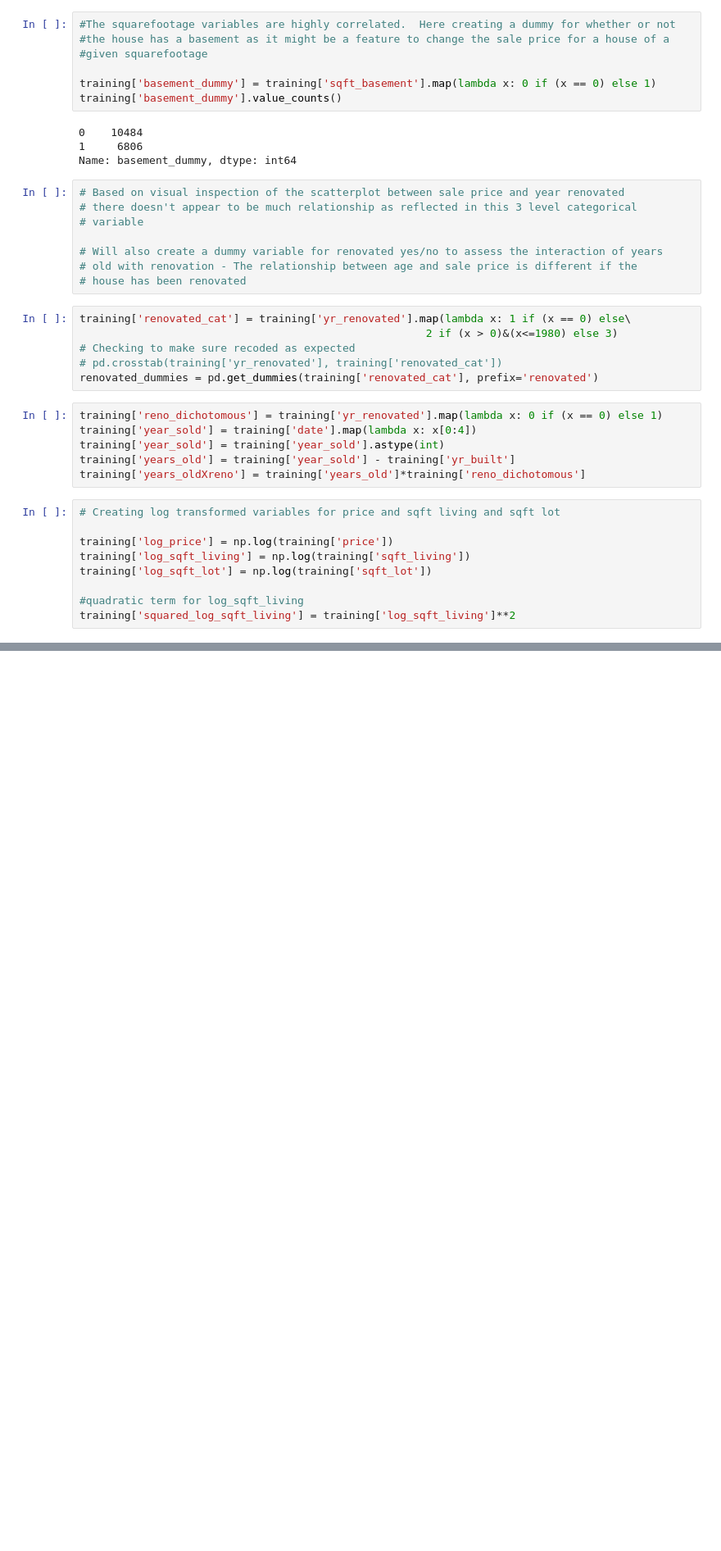
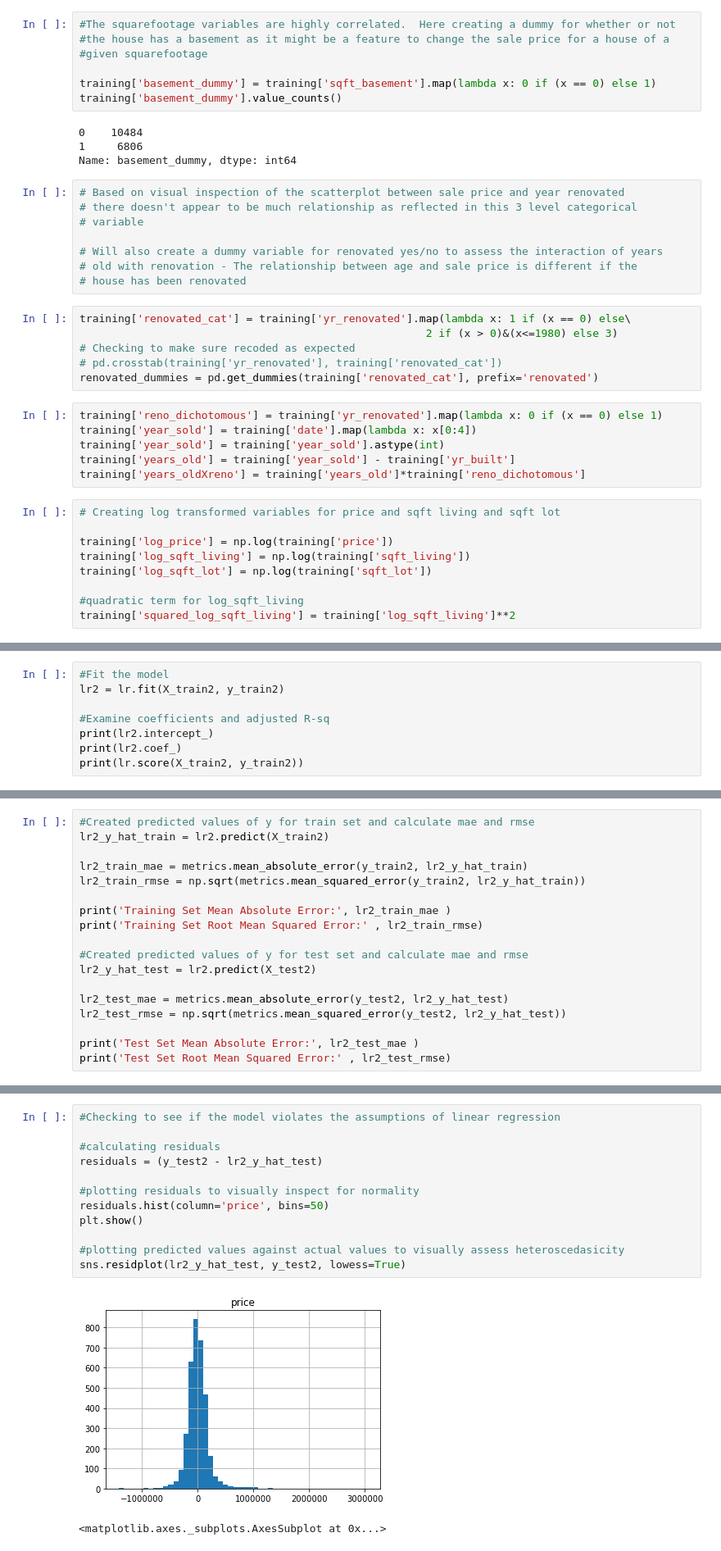
Before and after one commit to etr359/Predicting_KC_Housing_Prices, a Jupyter notebook: Creating_TrainTest_EDA.ipynb, the cells around one changed output, grey strips where cells are left out. Shown at 82% size. Drawn from its saved outputs; the diff is of its cells as text; blank space fills up the shorter version.

```diff
--- a/Creating_TrainTest_EDA.ipynb
+++ b/Creating_TrainTest_EDA.ipynb
@@ -766,0 +926,8 @@ training['squared_log_sqft_living'] = training['log_sqft_living']**2
+# %%
+#Fit the model
+lr2 = lr.fit(X_train2, y_train2)
+
+#Examine coefficients and adjusted R-sq
+print(lr2.intercept_)
+print(lr2.coef_)
+print(lr.score(X_train2, y_train2))
@@ -766,0 +947,18 @@ training['squared_log_sqft_living'] = training['log_sqft_living']**2
+# %%
+#Created predicted values of y for train set and calculate mae and rmse
+lr2_y_hat_train = lr2.predict(X_train2)
+
+lr2_train_mae = metrics.mean_absolute_error(y_train2, lr2_y_hat_train)
+lr2_train_rmse = np.sqrt(metrics.mean_squared_error(y_train2, lr2_y_hat_train))
+
+print('Training Set Mean Absolute Error:', lr2_train_mae )
+print('Training Set Root Mean Squared Error:' , lr2_train_rmse)
+
+#Created predicted values of y for test set and calculate mae and rmse
+lr2_y_hat_test = lr2.predict(X_test2)
+
+lr2_test_mae = metrics.mean_absolute_error(y_test2, lr2_y_hat_test)
+lr2_test_rmse = np.sqrt(metrics.mean_squared_error(y_test2, lr2_y_hat_test))
+
+print('Test Set Mean Absolute Error:', lr2_test_mae )
+print('Test Set Root Mean Squared Error:' , lr2_test_rmse)
@@ -766,0 +977,15 @@ training['squared_log_sqft_living'] = training['log_sqft_living']**2
+# %%
+#Checking to see if the model violates the assumptions of linear regression
+
+#calculating residuals
+residuals = (y_test2 - lr2_y_hat_test)
+
+#plotting residuals to visually inspect for normality
+residuals.hist(column='price', bins=50)
+plt.show()
+
+#plotting predicted values against actual values to visually assess heteroscedasicity
+sns.residplot(lr2_y_hat_test, y_test2, lowess=True)
+# %% [output]
+[figure, added]
+<matplotlib.axes._subplots.AxesSubplot at 0x...>
```
Also changed, not shown: parts of 44 cells of this notebook.
